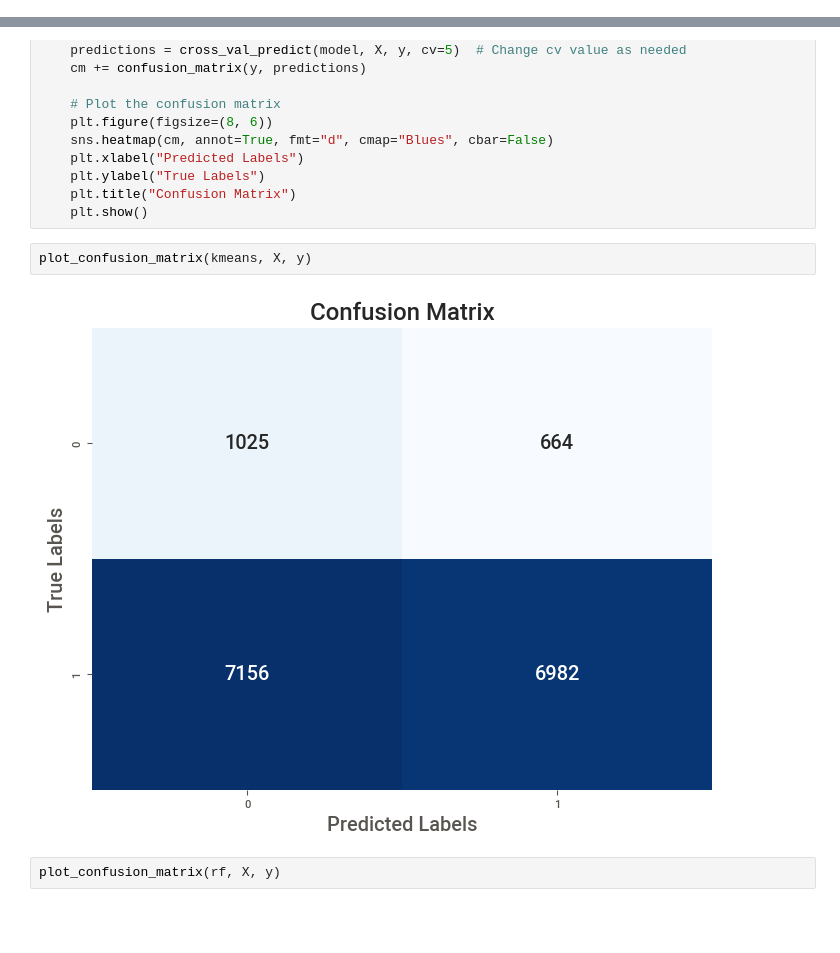
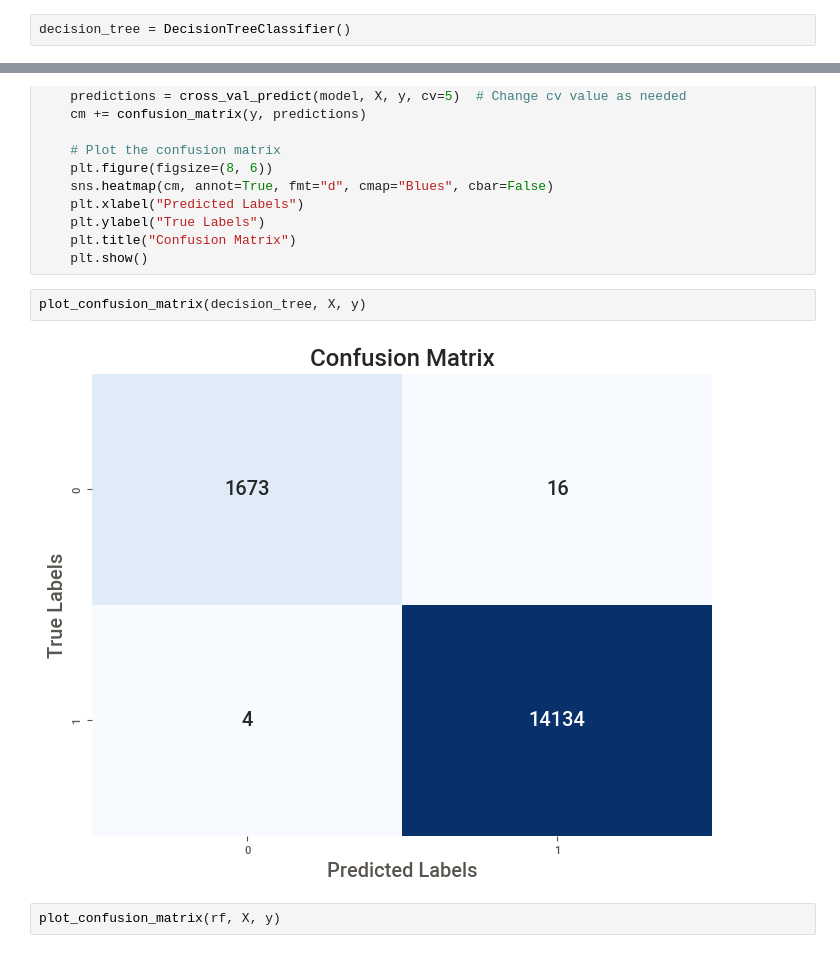
Before and after one commit to mundruid/bsides-augusta-2023, a Jupyter notebook: bsides_aug.ipynb, the cells around one changed output, grey strips where cells are left out. Saved outputs shown, nothing was run; the diff lists cells and outputs as text; blank space fills up the shorter version.

```diff
--- a/bsides_aug.ipynb
+++ b/bsides_aug.ipynb
@@ -794,3 +800,5 @@ kmeans = KMeans(n_clusters=2)
+# %%
+decision_tree = DecisionTreeClassifier()
 # %%
 # Random Forest Classifier
 rf = RandomForestClassifier(max_depth=2, random_state=0)
@@ -911,9 +919,9 @@ def plot_confusion_matrix(model, X, y):
     plt.title("Confusion Matrix")
     plt.show()
 # %%
-plot_confusion_matrix(kmeans, X, y)
+plot_confusion_matrix(decision_tree, X, y)
 # %% [output]
-[figure, old version]
+[figure, new version]
 # %%
 plot_confusion_matrix(rf, X, y)
 # %% [output]
```
Also changed, not shown: parts of 18 cells of this notebook, 1 other file.
